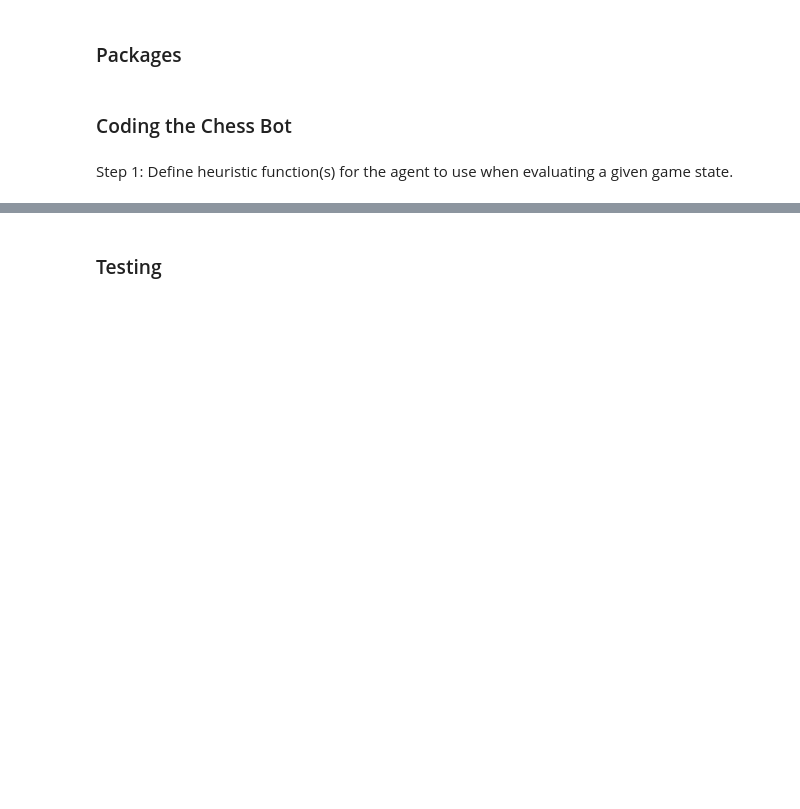
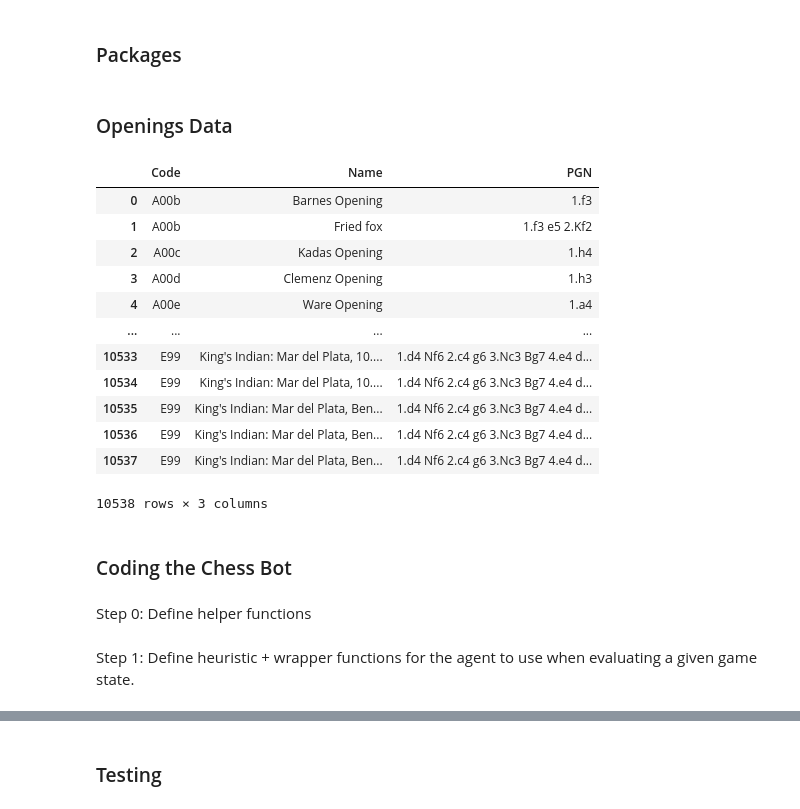
Before and after one commit to nicholas-tedesco/chess-minimax, a Jupyter notebook: minimax.ipynb, the cells around one changed output, grey strips where cells are left out. Cells and saved outputs as stored; diff of their text form; code cells hidden in the pictures; blank space fills up the shorter version.

```diff
--- a/minimax.ipynb
+++ b/minimax.ipynb
@@ -18,2 +36,75 @@ import chess
+# %% [markdown]
+### Openings Data
+# %%
+# initialize dataframe to store openings
+openings_df = pd.DataFrame({"Code": [], "Name": [], "PGN": []})
+
+# read in openings data
+openings = open('scid.eco', 'r')
+
+# initialize trackers
+prev_line = ''
+iteration = 0
+
+# for each line in the openings data...
+for line in openings:
+
+    ## update iteration tracker
+    iteration += 1
+
+    ## skip over uninformative lines of txt file
+    if iteration < 16:
+        continue
+
+    ## check if the line begins with {CAPITAL_LETTER}{NUMBER} or {NUMBER}
+    general_search = re.search('([A-Z]\d)|(\d)', line.lstrip())
+    leading_number_search = re.search('\d', line.lstrip())
+
+    ## if no match for either is found, continue to next line
+    if general_search is None:
+        continue
+    ## if line begins with a number, we need to add our current line to the previous line
+    elif leading_number_search.start() == 0:
+        prev_line = prev_line + line.lstrip()
+        continue
+
+    if iteration > 17:
+        # extract variables for dataframe
+        ## term code
+        code = re.split('\s', prev_line)[0]
+        ## name of opening
+        prev_line_after_first_quote = prev_line[prev_line.find('\"')+1:]
+        name = prev_line_after_first_quote[:prev_line_after_first_quote.find('\"')]
+        ## line
+        final_line = prev_line_after_first_quote[prev_line_after_first_quote.find('\"') + 1:]
+        final_line = final_line[:final_line.find("*")]
+        final_line = re.sub('\n', '', final_line)
+        final_line = final_line.strip()
+        # append results to data frame
+        openings_df = pd.concat([openings_df, pd.DataFrame({"Code": [code], "Name": [name], "PGN": [final_line]})])
+
+    prev_line = line
+
+# create new indices (0:row_length) for openings data
+openings_df.reset_index(inplace=True, drop=True)
+
+# let's see the results...
+openings_df
+# %% [output]
+|  | Code | Name | PGN |
+| 0 | A00b | Barnes Opening | 1.f3 |
+| 1 | A00b | Fried fox | 1.f3 e5 2.Kf2 |
+| 2 | A00c | Kadas Opening | 1.h4 |
+| 3 | A00d | Clemenz Opening | 1.h3 |
+| 4 | A00e | Ware Opening | 1.a4 |
+| ... | ... | ... | ... |
+| 10533 | E99 | King's Indian: Mar del Plata, 10.... | 1.d4 Nf6 2.c4 g6 3.Nc3 Bg7 4.e4 d... |
+| 10534 | E99 | King's Indian: Mar del Plata, 10.... | 1.d4 Nf6 2.c4 g6 3.Nc3 Bg7 4.e4 d... |
+| 10535 | E99 | King's Indian: Mar del Plata, Ben... | 1.d4 Nf6 2.c4 g6 3.Nc3 Bg7 4.e4 d... |
+| 10536 | E99 | King's Indian: Mar del Plata, Ben... | 1.d4 Nf6 2.c4 g6 3.Nc3 Bg7 4.e4 d... |
+| 10537 | E99 | King's Indian: Mar del Plata, Ben... | 1.d4 Nf6 2.c4 g6 3.Nc3 Bg7 4.e4 d... |
+10538 rows × 3 columns
 # %% [markdown]
 ### Coding the Chess Bot
+# %% [markdown]
+Step 0: Define helper functions
@@ -20,3 +162,3 @@ import chess
 # %% [markdown]
-Step 1: Define heuristic function(s) for the agent to use when evaluating a given game state.
+Step 1: Define heuristic + wrapper functions for the agent to use when evaluating a given game state.
 # %%
```
Also changed, not shown: parts of 19 cells of this notebook.
